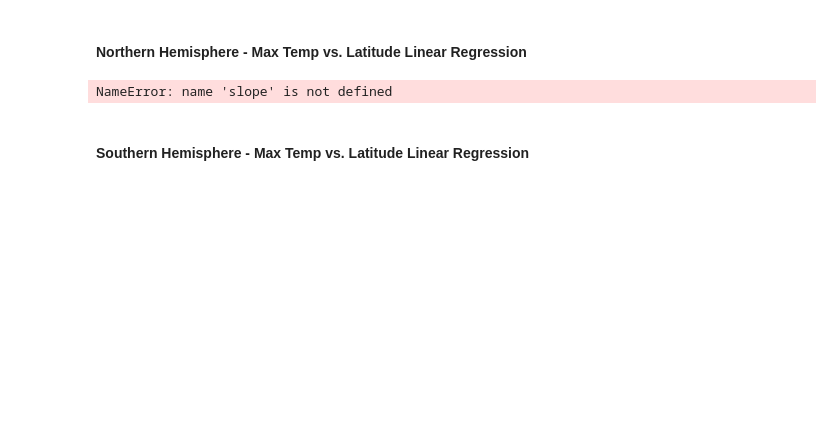
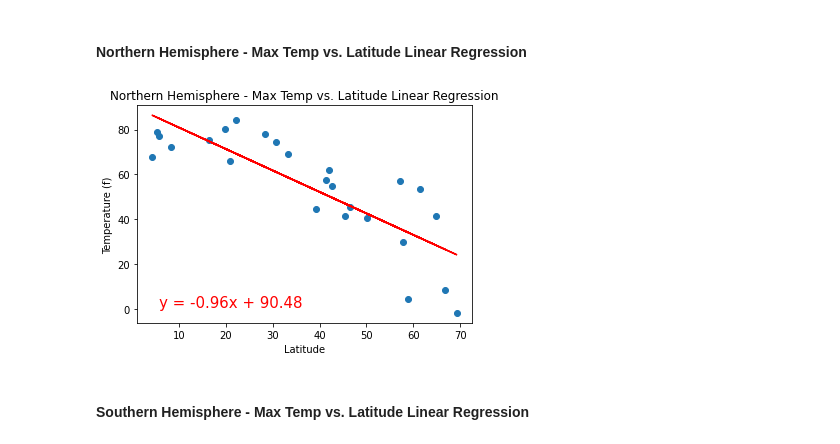
Before and after one commit to mcmanuscw/python-api-challenge, a Jupyter notebook: WeatherPy/WeatherPy.ipynb, the cells around one changed output. Saved outputs shown, nothing was run; the diff lists cells and outputs as text; code cells hidden in the pictures; blank space fills up the shorter version.

Commit message:
added regression plots; added Image folder; added code to put out plot images to Image directory

```diff
--- a/WeatherPy/WeatherPy.ipynb
+++ b/WeatherPy/WeatherPy.ipynb
@@ -130,9 +130,10 @@ counter_response_errors  = 0
 # date.append(data['dt'])
 # %%
 # API only allows 1,000 trips per day; therefore a mechanism to limit the number of requests for testing
+# KM Cooper helped me with the try and except logic
 # for city in cities[0:52]: # to test a limited number of records
-for city in cities[0:52]:
-    # url_city = url + 'albany'
+#for city in cities[0:52]:
+for city in cities:
     url_city = url + city
     weather_response = requests.get(url_city)
     data = weather_response.json()
@@ -350,24 +363,20 @@ south_df = city_weather.loc[pd.to_numeric(city_weather["Latitude"]).astype(float
 # %% [markdown]
 ####  Northern Hemisphere - Max Temp vs. Latitude Linear Regression
 # %%
-x_values=south_df["Latitude"]
-y_values=south_df["Temperature"]
-regress_values= x_values*slope+intercept
-
-
+# Add the linear regression equation and line to plot
+x_values = north_df['Latitude']
+y_values = north_df['Temperature']
 (slope, intercept, rvalue, pvalue, stderr) = linregress(x_values, y_values)
 regress_values = x_values * slope + intercept
-
+line_eq = "y = " + str(round(slope,2)) + "x + " + str(round(intercept,2))
 plt.scatter(x_values,y_values)
 plt.plot(x_values,regress_values,"r-")
-plt.xlabel("Latitude")
-plt.ylabel("Max Temperature (F)")
-plt.title("Max Temp vs. Latitude Linear Regression for Southern Hemisphere")
-print(f"r-value: {rvalue}")
-print(f"The data shows there is a positive correlation between latitude and max temperatures")
-
+plt.annotate(line_eq,(5.8,0.8),fontsize=15,color="red")
+plt.title("Northern Hemisphere - Max Temp vs. Latitude Linear Regression")
+plt.xlabel('Latitude')
+plt.ylabel('Temperature (f)')
 plt.show()
 # %% [output]
-NameError: name 'slope' is not defined
+[figure, added]
 # %% [markdown]
 ####  Southern Hemisphere - Max Temp vs. Latitude Linear Regression
```
Also changed, not shown: parts of 10 cells of this notebook.
